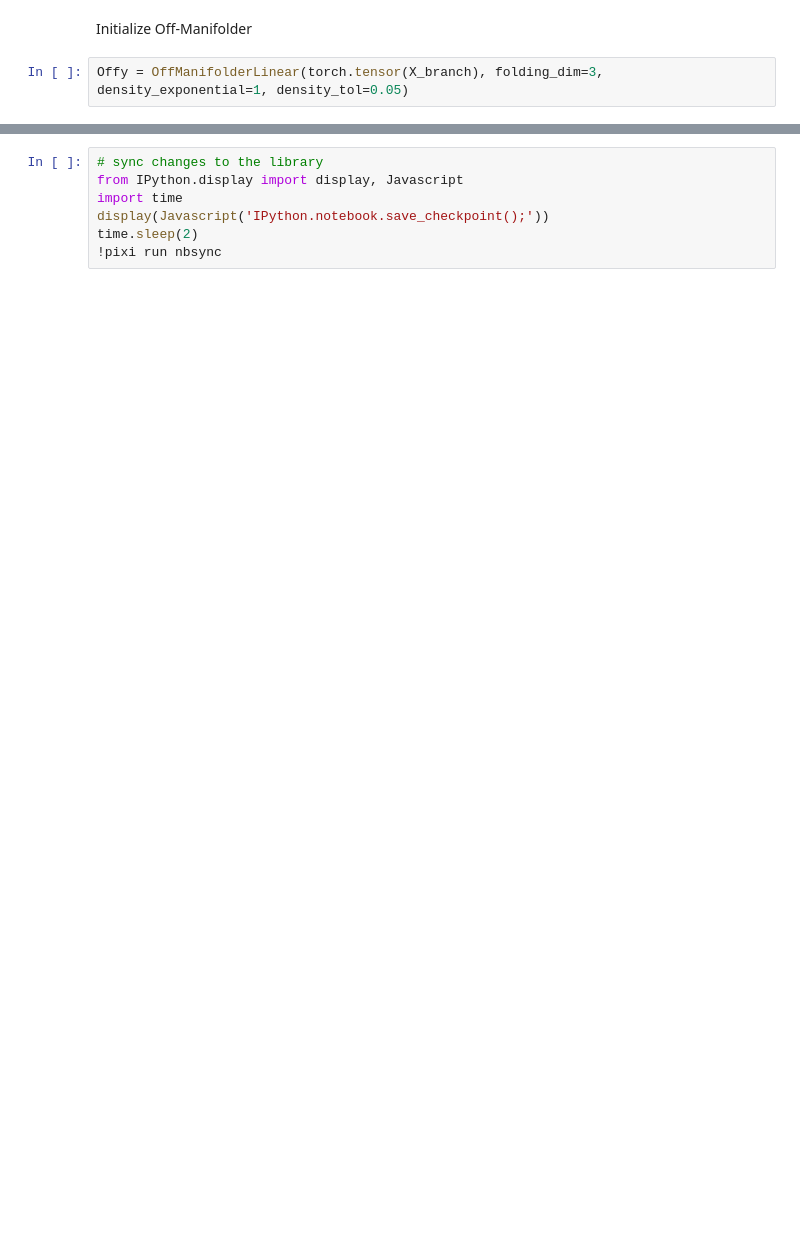
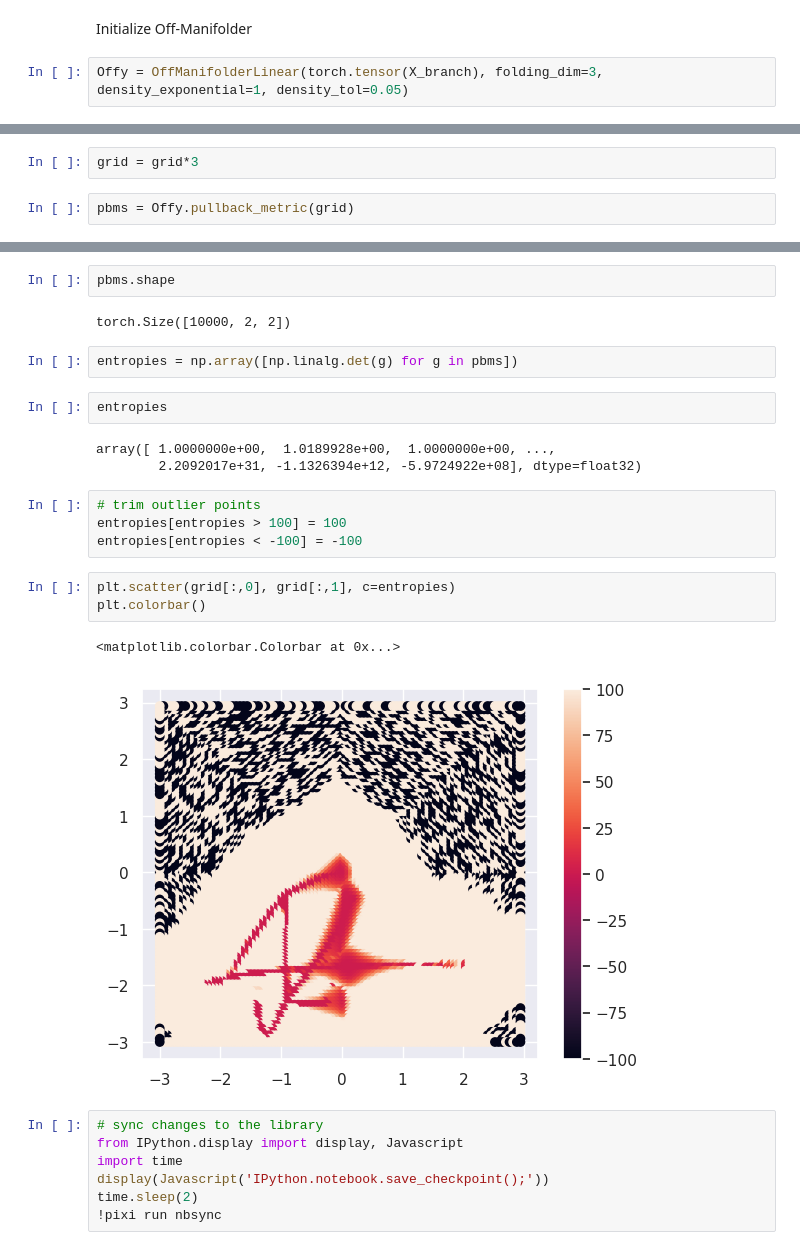
Before and after one commit to professorwug/autometric, a Jupyter notebook: nbs/library/off-manifold-pullback.ipynb, the cells around one changed output, grey strips where cells are left out. Drawn from its saved outputs; the diff is of its cells as text; blank space fills up the shorter version.

Commit message:
off manifold pullback results on branch

```diff
--- a/nbs/library/off-manifold-pullback.ipynb
+++ b/nbs/library/off-manifold-pullback.ipynb
@@ -138,0 +175,4 @@ plot_3d(projected_points, branch.branch_lengths, use_plotly=True)
+# %%
+grid = grid*3
+# %%
+pbms = Offy.pullback_metric(grid)
@@ -139,3 +193,24 @@ plot_3d(projected_points, branch.branch_lengths, use_plotly=True)
+# %%
+pbms.shape
+# %% [output]
+torch.Size([10000, 2, 2])
+# %%
+entropies = np.array([np.linalg.det(g) for g in pbms])
+# %%
+entropies
+# %% [output]
+array([ 1.0000000e+00,  1.0189928e+00,  1.0000000e+00, ...,
+        2.2092017e+31, -1.1326394e+12, -5.9724922e+08], dtype=float32)
+# %%
+# trim outlier points
+entropies[entropies > 100] = 100
+entropies[entropies < -100] = -100
+# %%
+plt.scatter(grid[:,0], grid[:,1], c=entropies)
+plt.colorbar()
+# %% [output]
+<matplotlib.colorbar.Colorbar at 0x...>
+[figure, added]
 # %%
 # sync changes to the library
 from IPython.display import display, Javascript
```
Also changed, not shown: parts of 9 cells of this notebook, 1 other file.
